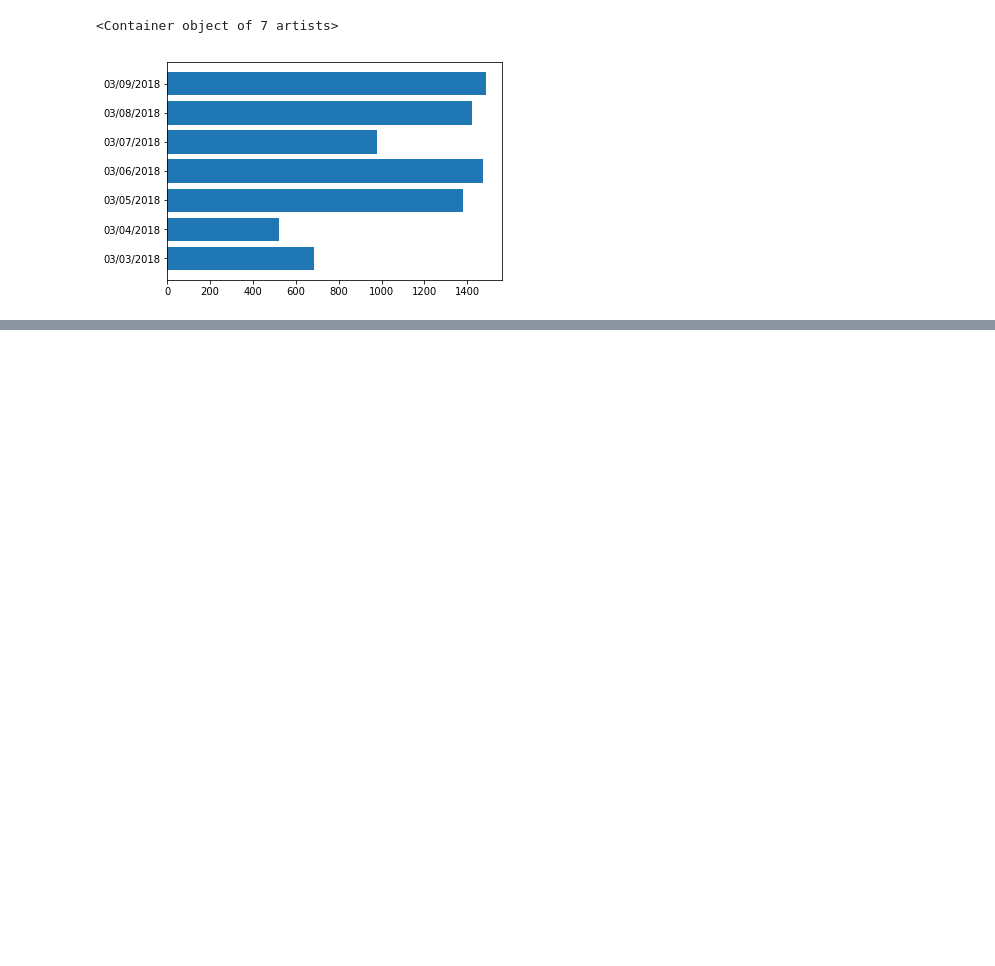
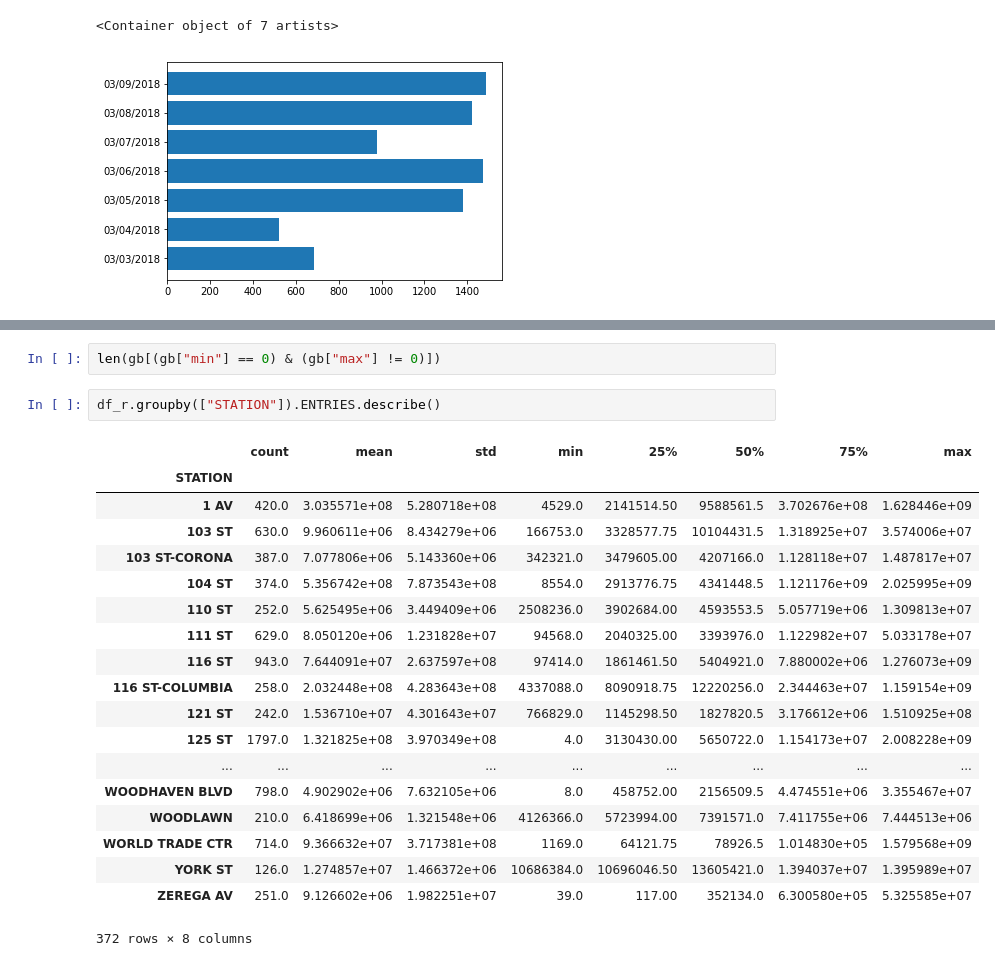
Before and after one commit to pmin91/DS_projects, a Jupyter notebook: Project1/challenges.ipynb, the cells around one changed output, grey strips where cells are left out. Cells and saved outputs as stored; diff of their text form; blank space fills up the shorter version.

```diff
--- a/Project1/challenges.ipynb
+++ b/Project1/challenges.ipynb
@@ -183,0 +175,24 @@ gb_r.head(20)
+# %%
+len(gb[(gb["min"] == 0) & (gb["max"] != 0)])
+# %%
+df_r.groupby(["STATION"]).ENTRIES.describe()
+# %% [output]
+|  | count | mean | std | min | 25% | 50% | 75% | max |
+| STATION |  |  |  |  |  |  |  |  |
+| 1 AV | 420.0 | 3.035571e+08 | 5.280718e+08 | 4529.0 | 2141514.50 | 9588561.5 | 3.702676e+08 | 1.628446e+09 |
+| 103 ST | 630.0 | 9.960611e+06 | 8.434279e+06 | 166753.0 | 3328577.75 | 10104431.5 | 1.318925e+07 | 3.574006e+07 |
+| 103 ST-CORONA | 387.0 | 7.077806e+06 | 5.143360e+06 | 342321.0 | 3479605.00 | 4207166.0 | 1.128118e+07 | 1.487817e+07 |
+| 104 ST | 374.0 | 5.356742e+08 | 7.873543e+08 | 8554.0 | 2913776.75 | 4341448.5 | 1.121176e+09 | 2.025995e+09 |
+| 110 ST | 252.0 | 5.625495e+06 | 3.449409e+06 | 2508236.0 | 3902684.00 | 4593553.5 | 5.057719e+06 | 1.309813e+07 |
+| 111 ST | 629.0 | 8.050120e+06 | 1.231828e+07 | 94568.0 | 2040325.00 | 3393976.0 | 1.122982e+07 | 5.033178e+07 |
+| 116 ST | 943.0 | 7.644091e+07 | 2.637597e+08 | 97414.0 | 1861461.50 | 5404921.0 | 7.880002e+06 | 1.276073e+09 |
+| 116 ST-COLUMBIA | 258.0 | 2.032448e+08 | 4.283643e+08 | 4337088.0 | 8090918.75 | 12220256.0 | 2.344463e+07 | 1.159154e+09 |
+| 121 ST | 242.0 | 1.536710e+07 | 4.301643e+07 | 766829.0 | 1145298.50 | 1827820.5 | 3.176612e+06 | 1.510925e+08 |
+| 125 ST | 1797.0 | 1.321825e+08 | 3.970349e+08 | 4.0 | 3130430.00 | 5650722.0 | 1.154173e+07 | 2.008228e+09 |
+| ... | ... | ... | ... | ... | ... | ... | ... | ... |
+| WOODHAVEN BLVD | 798.0 | 4.902902e+06 | 7.632105e+06 | 8.0 | 458752.00 | 2156509.5 | 4.474551e+06 | 3.355467e+07 |
+| WOODLAWN | 210.0 | 6.418699e+06 | 1.321548e+06 | 4126366.0 | 5723994.00 | 7391571.0 | 7.411755e+06 | 7.444513e+06 |
+| WORLD TRADE CTR | 714.0 | 9.366632e+07 | 3.717381e+08 | 1169.0 | 64121.75 | 78926.5 | 1.014830e+05 | 1.579568e+09 |
+| YORK ST | 126.0 | 1.274857e+07 | 1.466372e+06 | 10686384.0 | 10696046.50 | 13605421.0 | 1.394037e+07 | 1.395989e+07 |
+| ZEREGA AV | 251.0 | 9.126602e+06 | 1.982251e+07 | 39.0 | 117.00 | 352134.0 | 6.300580e+05 | 5.325585e+07 |
+372 rows × 8 columns
```
Also changed, not shown: parts of 5 cells of this notebook.
